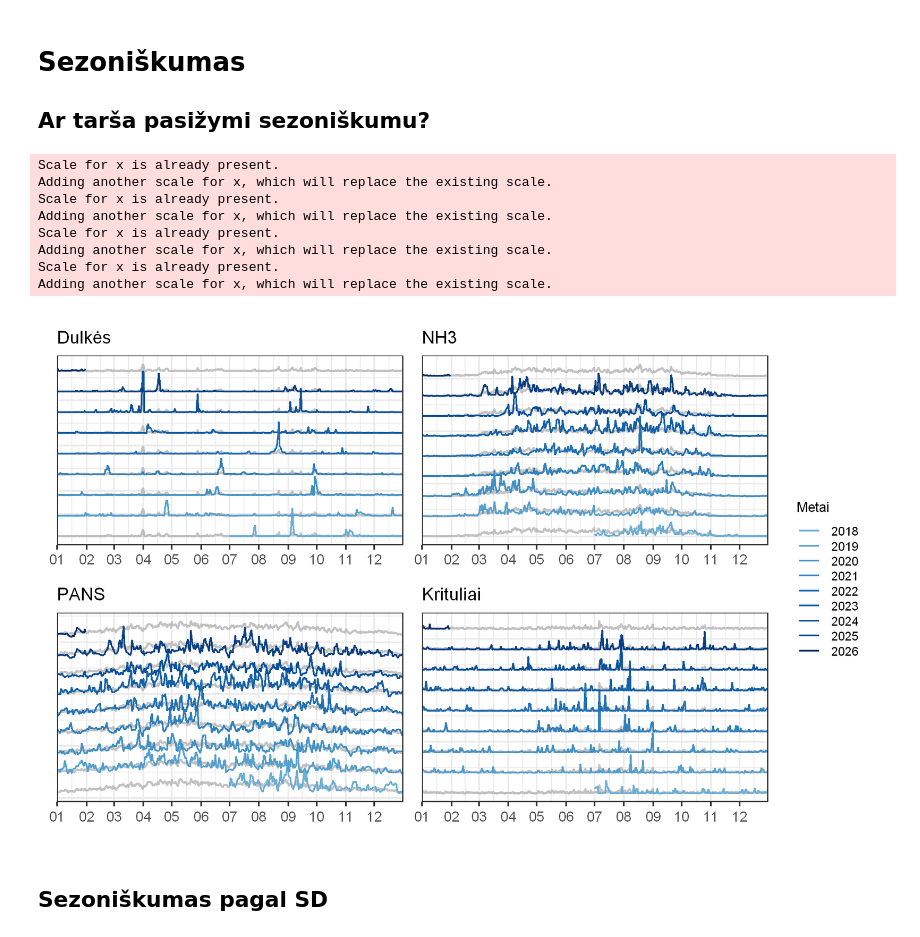
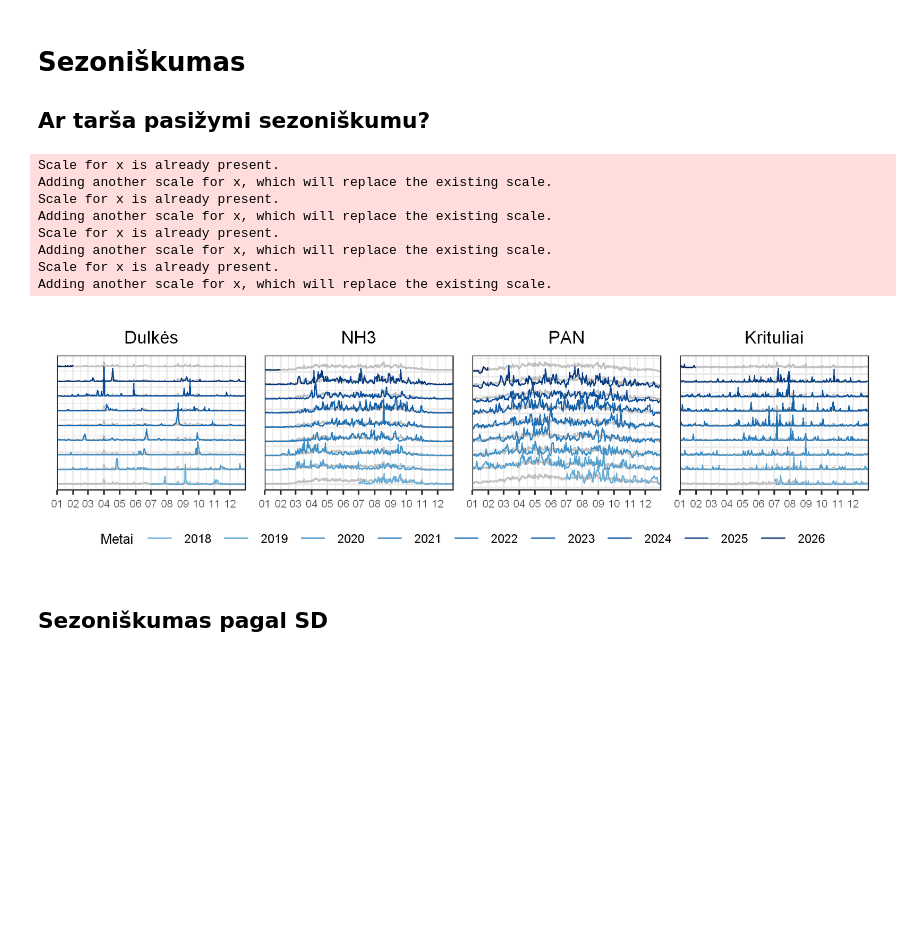
Before and after one commit to rugcer04/Duomenu_mokslo_projektas, a Jupyter notebook: code/R/EDA/Tendency_and_seasonality.ipynb, the cells around one changed output. Cells and saved outputs as stored; diff of their text form; code cells hidden in the pictures; blank space fills up the shorter version.

Commit message:
Tendency and seasonality ploting update

```diff
--- a/code/R/EDA/Tendency_and_seasonality.ipynb
+++ b/code/R/EDA/Tendency_and_seasonality.ipynb
@@ -129,12 +129,12 @@ season_shift_plot <- function(data, var, name) {
     geom_line(
       data = background_data,
       aes(x = date_overlay, y = mean_val + vertical_shift, group = year),
-      color = "grey70", linewidth = 0.6, alpha = 0.8
+      color = "grey70", linewidth = 0.5, alpha = 0.8
     ) +
     geom_line(
       data = plot_data,
       aes(x = date_overlay, y = .data[[var]] + vertical_shift, color = year),
-      linewidth = 0.5
+      linewidth = 0.4
     ) +
     scale_x_date(date_labels = "%b") +
     scale_color_manual(values = my_palette) +
@@ -148,57 +148,60 @@ season_shift_plot <- function(data, var, name) {
         # legend.direction = "horizontal",
         # legend.margin = margin(2, 2, 2, 2),
         # legend.box.margin = margin(0, 0, 0, 0),
-        plot.title = element_text(size = 10),
+        plot.title = element_text(size = 10, hjust = 0.5),
         plot.subtitle = element_text(size = 8),
         legend.text = element_text(size = 8),
         legend.key.size = unit(0.3, "cm"),
         axis.ticks.y = element_blank(),
       axis.text.y = element_blank(),
-      axis.text.x = element_text(size = 8)) +
+      axis.text.x = element_text(size = 6)) +
     labs(x = NULL, y = NULL, color = "Metai", title = name)
 }
 # %%
-options(repr.plot.width = 6.7, repr.plot.height = 4.2, repr.plot.res = 300)
+options(repr.plot.width = 6.7, repr.plot.height = 2, repr.plot.res = 300)
 
-# (season_shift_plot(data, 'dust', 'Dulkės') | season_shift_plot(data, 'nh3', 'NH3')) /
-# (season_shift_plot(data, 'pans', 'PANS') | season_shift_plot(data, 'missforest_precipitation', 'Krituliai')) +
-#   plot_layout(guides = "collect") &
-#   theme(
-#     legend.position = "bottom",
-#     legend.justification = "center"
-#   )
-
-p1 <- season_shift_plot(data, 'dust', 'Dulkės')
+p1 <- season_shift_plot(data, 'dust', 'Dulkės') + theme(legend.position = "none")
 p2 <- season_shift_plot(data, 'nh3', 'NH3') + theme(legend.position = "none")
-p3 <- season_shift_plot(data, 'pans', 'PANS') + theme(legend.position = "none")
+p3 <- season_shift_plot(data, 'pans', 'PAN') + theme(legend.position = "none")
 p4 <- season_shift_plot(data, 'missforest_precipitation', 'Krituliai') + theme(legend.position = "none")
 
-(p1 | p2) / (p3 | p4) +
+combined <- p1 | p2 | p3 | p4
+
+wrap_plots(
+  combined,
+  guides = "collect"
+) +
   plot_layout(guides = "collect") &
   theme(
-    legend.position = "right",
+    legend.margin = margin(0, 0, 0, 0),
+    legend.box.margin = margin(0, 0, 0, 0),
+    legend.position = "bottom",
     legend.justification = "center",
-  legend.box = "horizontal",
-  legend.box.just = "center",
-  legend.key.width = unit(0.5, "cm"),
-  legend.spacing.x = unit(1, "cm"),
-  legend.text = element_text(size = 7),
-  legend.title = element_text(size = 8)
+    legend.direction = "horizontal",
+    legend.box = "horizontal",
+    legend.box.just = "center",
+    legend.key.width = unit(0.6, "cm"),
+    legend.spacing.x = unit(1, "cm"),
+    legend.text = element_text(size = 7),
+    legend.title = element_text(size = 8)
+  ) &
+  guides(
+    color = guide_legend(nrow = 1),
+    fill  = guide_legend(nrow = 1)
   )
 
 ggsave(filename = "seasonal_shift_4.png", width = 6.7,
-  height = 4.2, units = "in",
-  dpi = 300)
+       height = 2, units = "in", dpi = 300)
 # %% [output]
 Scale for x is already present.
 Adding another scale for x, which will replace the existing scale.
 Scale for x is already present.
 Adding another scale for x, which will replace the existing scale.
 Scale for x is already present.
 Adding another scale for x, which will replace the existing scale.
 Scale for x is already present.
 Adding another scale for x, which will replace the existing scale.
-[figure, old version]
+[figure, new version]
 # %% [markdown]
 ## Sezoniškumas pagal SD
 # %%
```
Also changed, not shown: parts of 10 cells of this notebook.
